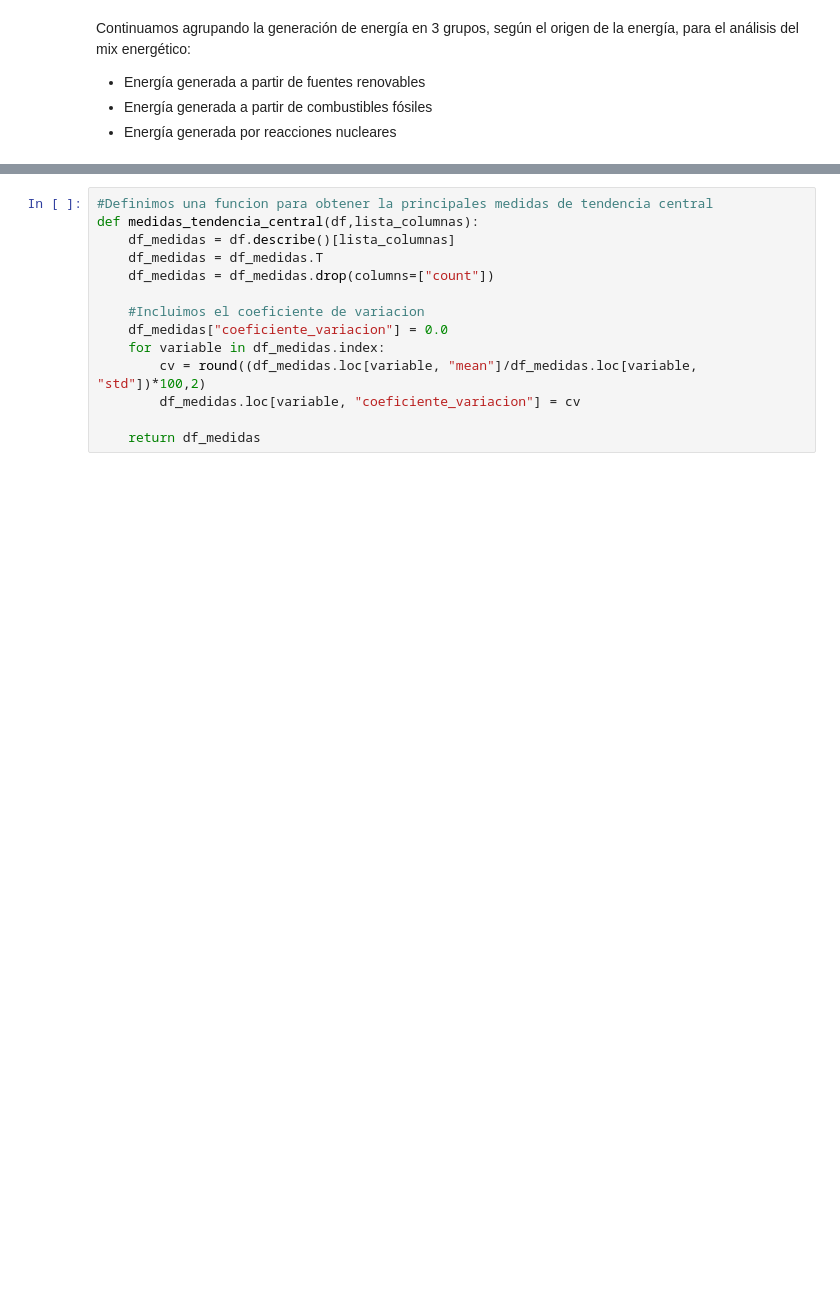
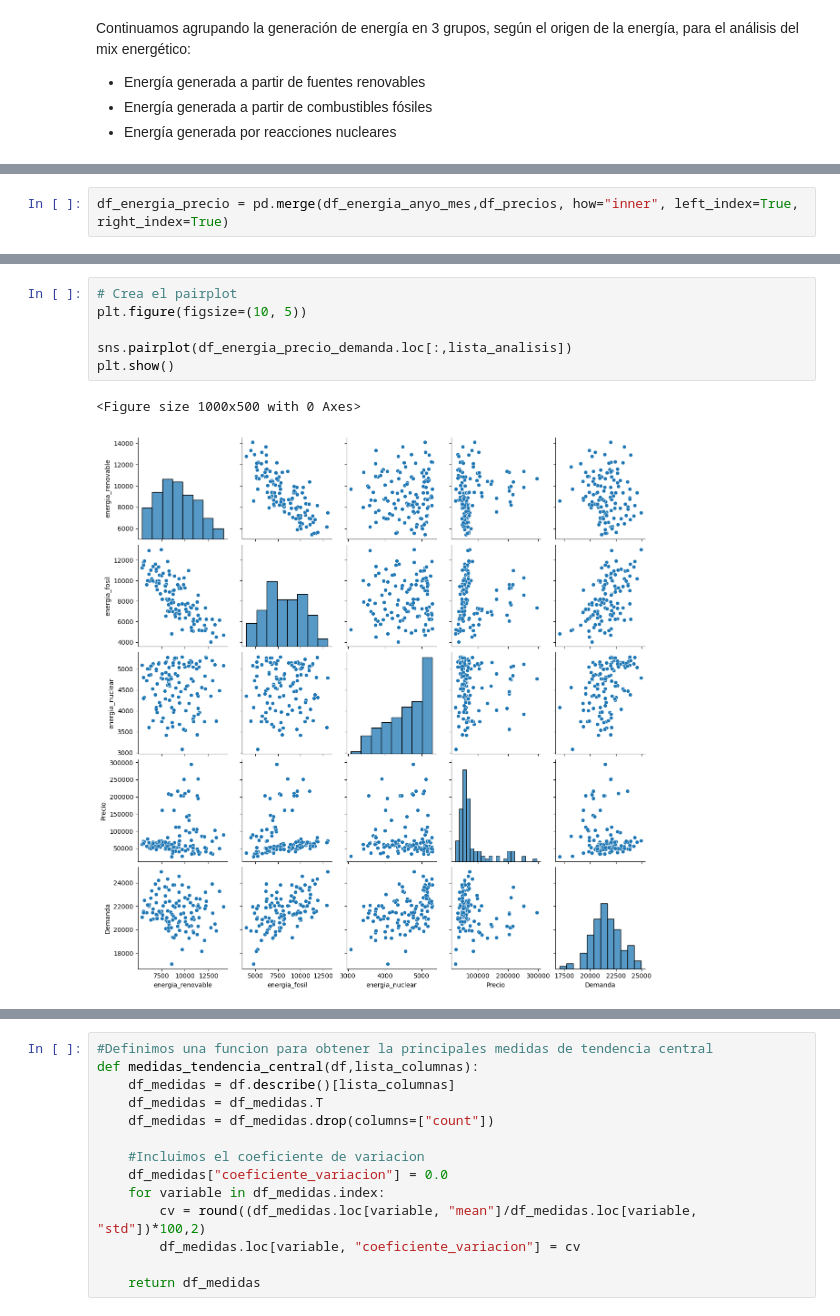
Before and after one commit to RogelioGarciaAlvarez/EDA_Energia, a Jupyter notebook: Memoria.ipynb, the cells around one changed output, grey strips where cells are left out. Cells and saved outputs as stored; diff of their text form; blank space fills up the shorter version.

```diff
--- a/Memoria.ipynb
+++ b/Memoria.ipynb
@@ -257,0 +221,2 @@ Comenzamos el análisis para el DataFrame de energía generada realizando la cla
+# %%
+df_energia_precio = pd.merge(df_energia_anyo_mes,df_precios, how="inner", left_index=True, right_index=True)
@@ -257,0 +416,9 @@ Comenzamos el análisis para el DataFrame de energía generada realizando la cla
+# %%
+# Crea el pairplot
+plt.figure(figsize=(10, 5))
+
+sns.pairplot(df_energia_precio_demanda.loc[:,lista_analisis])
+plt.show()
+# %% [output]
+<Figure size 1000x500 with 0 Axes>
+[figure, added]
```
Also changed, not shown: parts of 70 cells of this notebook, 5 other files.
